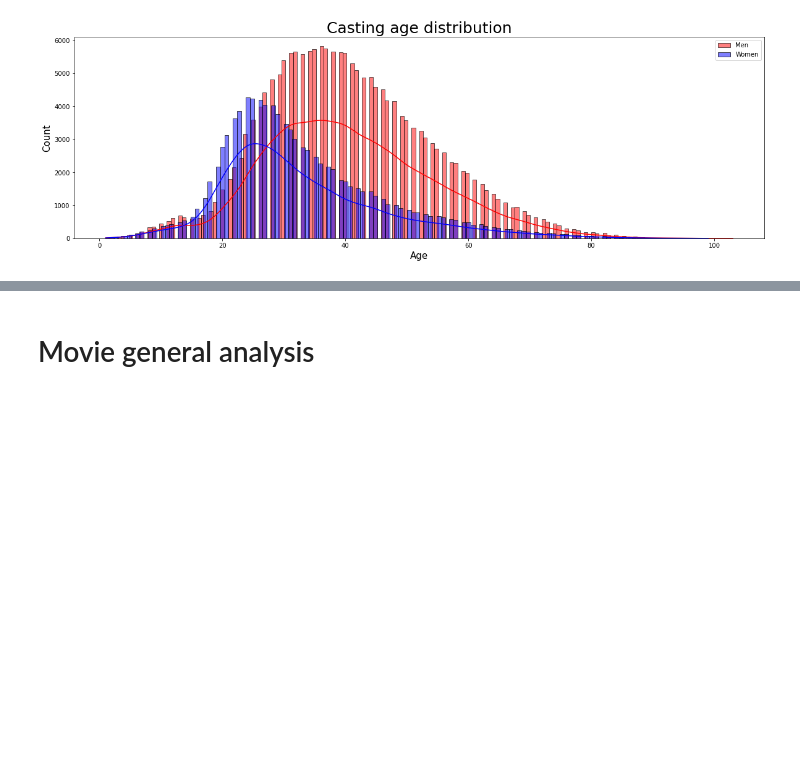
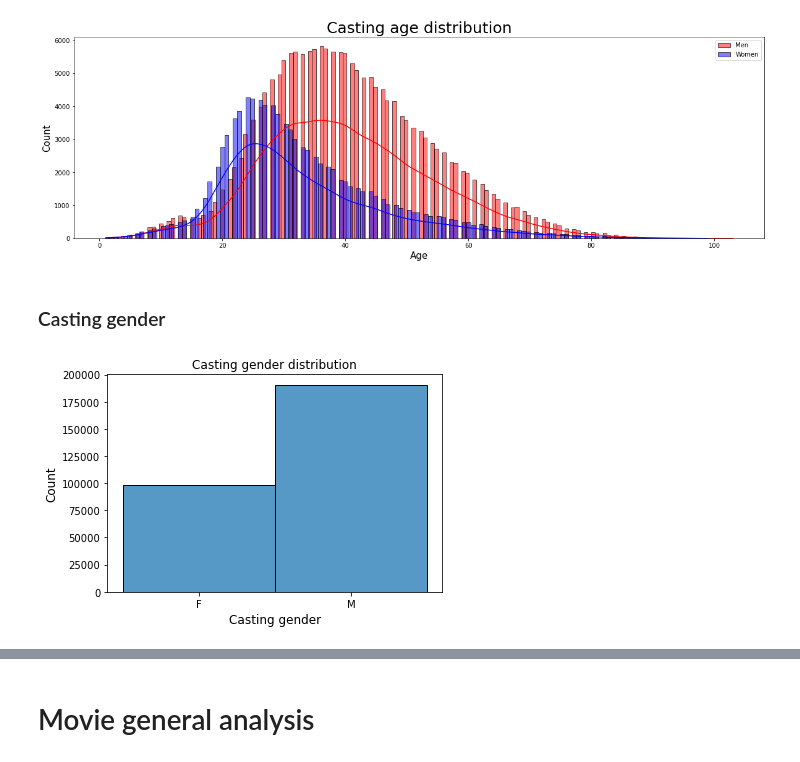
Before and after one commit to epfl-ada/ada-2022-project-dadalife, a Jupyter notebook: ADA_CMU.ipynb, the cells around one changed output, grey strips where cells are left out. Saved outputs shown, nothing was run; the diff lists cells and outputs as text; code cells hidden in the pictures; blank space fills up the shorter version.

```diff
--- a/ADA_CMU.ipynb
+++ b/ADA_CMU.ipynb
@@ -92,3 +94,14 @@ plt.legend()
 plt.show()
 # %% [output]
 [figure]
+# %% [markdown]
+### Casting gender
+# %%
+#unique_actors = df_actors.copy().drop_duplicates('actor_name', keep='first')
+sns.histplot(df_actors.actor_gender)
+plt.title('Casting gender distribution')
+plt.ylabel('Count', fontsize=12)
+plt.xlabel('Casting gender', fontsize=12)
+plt.show()
+# %% [output]
+[figure, added]
```
Also changed, not shown: parts of 62 cells of this notebook.
